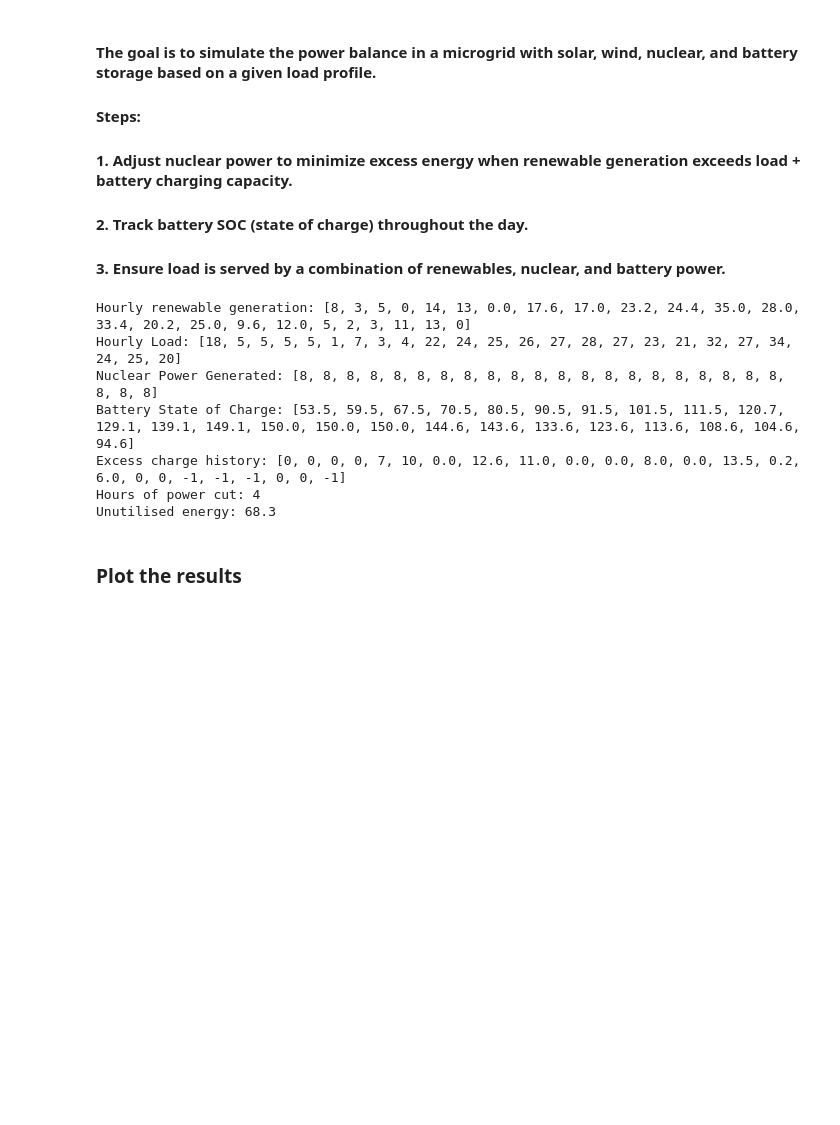
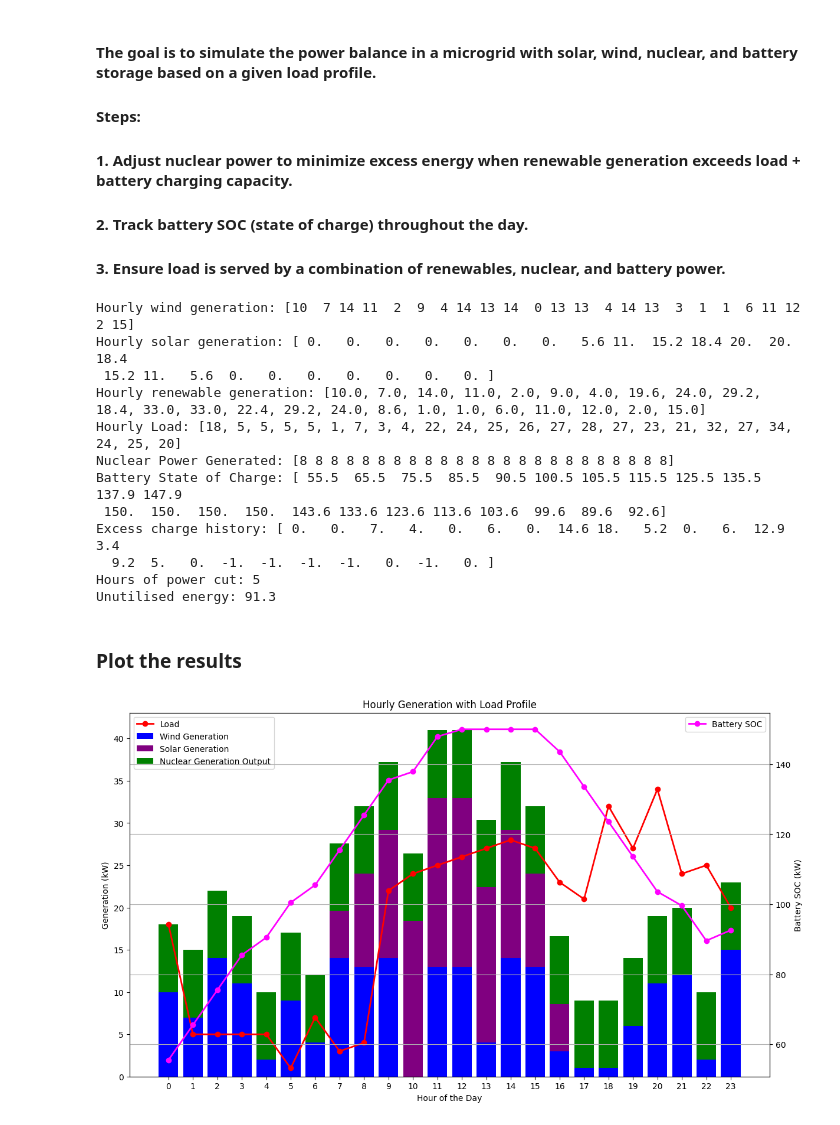
Before and after one commit to rambail/Microgrid, a Jupyter notebook: Microgrid_Nu.ipynb, the cells around one changed output. Drawn from its saved outputs; the diff is of its cells as text; code cells hidden in the pictures; blank space fills up the shorter version.

Commit message:
bar charts made

```diff
--- a/Microgrid_Nu.ipynb
+++ b/Microgrid_Nu.ipynb
@@ -12,7 +12,8 @@ import numpy as np
 load_profile = [18, 5, 5, 5, 5, 1, 7, 3, 4, 22, 24, 25, 26, 27, 28, 27, 23, 21, 32, 27, 34, 24, 25, 20]
 
 # Wind energy is also from the paper as an random function
-wind = [random.randint(0,15) for _ in range(24)]
+wind_list = [random.randint(0,15) for _ in range(24)]
+wind = np.array(wind_list)
 
 # Solar as shown in the paper is a half sinusoidal function between 6am to 6pm
 # Generate 12 points between 0 and pi (half of the sine wave)
@@ -26,13 +27,11 @@ sinusoidal_values = np.sin(x)
 normalized_values = sinusoidal_values / np.max(sinusoidal_values)
 
 # Peak Solar power is taken as 20KW
-solar = np.round(normalized_values,2) * 20
+solar_generation = np.round(normalized_values,2) * 20
 
 # Non Solar hours added
-solar = [0] * 6 + solar.tolist() + [0] * 6
+solar_list = [0] * 6 + solar_generation.tolist() + [0] * 6
+solar = np.array(solar_list)
 
 # Hourly Renewable generation from wind and solar
 renewable_generation = [a+round(b,1) for (a,b) in zip(wind,solar)]
-
-print(f'Hourly wind generation: {wind}')
-print(f'Hourly solar generation: {solar}')
@@ -109,10 +105,12 @@ for hour in range(24):
     wasted_energy = [a if a>0 else 0 for a in excess_energy_history]
 
 # Convert results to numpy arrays for easier analysis
-# nuclear_power_output = np.array(nuclear_power_output)
-# battery_soc_history = np.array(battery_soc_history)
-# excess_energy_history = np.array(excess_energy_history)
+nuclear_power_output = np.array(nuclear_power_output)
+battery_soc_history = np.array(battery_soc_history)
+excess_energy_history = np.array(excess_energy_history)
 
+print(f'Hourly wind generation: {wind}')
+print(f'Hourly solar generation: {np.round(solar,2)}')
 print(f'Hourly renewable generation: {renewable_generation}')
 print(f'Hourly Load: {load_profile}')
 print(f'Nuclear Power Generated: {nuclear_power_output}')
@@ -121,12 +119,60 @@ print(f'Excess charge history: {excess_energy_history}')
 print(f'Hours of power cut: {deficit_hours}')
 print(f'Unutilised energy: {round(sum(wasted_energy),2)}')
 # %% [output]
-Hourly renewable generation: [8, 3, 5, 0, 14, 13, 0.0, 17.6, 17.0, 23.2, 24.4, 35.0, 28.0, 33.4, 20.2, 25.0, 9.6, 12.0, 5, 2, 3, 11, 13, 0]
+Hourly wind generation: [10  7 14 11  2  9  4 14 13 14  0 13 13  4 14 13  3  1  1  6 11 12  2 15]
+Hourly solar generation: [ 0.   0.   0.   0.   0.   0.   0.   5.6 11.  15.2 18.4 20.  20.  18.4
+ 15.2 11.   5.6  0.   0.   0.   0.   0.   0.   0. ]
+Hourly renewable generation: [10.0, 7.0, 14.0, 11.0, 2.0, 9.0, 4.0, 19.6, 24.0, 29.2, 18.4, 33.0, 33.0, 22.4, 29.2, 24.0, 8.6, 1.0, 1.0, 6.0, 11.0, 12.0, 2.0, 15.0]
 Hourly Load: [18, 5, 5, 5, 5, 1, 7, 3, 4, 22, 24, 25, 26, 27, 28, 27, 23, 21, 32, 27, 34, 24, 25, 20]
-Nuclear Power Generated: [8, 8, 8, 8, 8, 8, 8, 8, 8, 8, 8, 8, 8, 8, 8, 8, 8, 8, 8, 8, 8, 8, 8, 8]
-Battery State of Charge: [53.5, 59.5, 67.5, 70.5, 80.5, 90.5, 91.5, 101.5, 111.5, 120.7, 129.1, 139.1, 149.1, 150.0, 150.0, 150.0, 144.6, 143.6, 133.6, 123.6, 113.6, 108.6, 104.6, 94.6]
-Excess charge history: [0, 0, 0, 0, 7, 10, 0.0, 12.6, 11.0, 0.0, 0.0, 8.0, 0.0, 13.5, 0.2, 6.0, 0, 0, -1, -1, -1, 0, 0, -1]
-Hours of power cut: 4
-Unutilised energy: 68.3
+Nuclear Power Generated: [8 8 8 8 8 8 8 8 8 8 8 8 8 8 8 8 8 8 8 8 8 8 8 8]
+Battery State of Charge: [ 55.5  65.5  75.5  85.5  90.5 100.5 105.5 115.5 125.5 135.5 137.9 147.9
+ 150.  150.  150.  150.  143.6 133.6 123.6 113.6 103.6  99.6  89.6  92.6]
+Excess charge history: [ 0.   0.   7.   4.   0.   6.   0.  14.6 18.   5.2  0.   6.  12.9  3.4
+  9.2  5.   0.  -1.  -1.  -1.  -1.   0.  -1.   0. ]
+Hours of power cut: 5
+Unutilised energy: 91.3
 # %% [markdown]
 ### Plot the results
+# %%
+# Hours of the day
+hours = [i for i in range(len(load_profile))]
+
+# Create figure and axis
+fig, ax1 = plt.subplots(figsize=(14, 8))  # Set figure size to 14x8 inches
+
+# Plot stacked bar chart for wind and solar generation
+ax1.bar(hours, wind, label='Wind Generation', color='blue')
+ax1.bar(hours, solar, bottom=wind, label='Solar Generation', color='purple')
+ax1.bar(hours, nuclear_power_output, bottom=wind + solar, label='Nuclear Generation Output', color='green')
+ax1.plot(hours, load_profile, color='red', label='Load', linewidth=2, marker='o')
+
+# Set x-axis to represent hours of the day
+ax1.set_xticks(hours)
+ax1.set_xlabel('Hour of the Day')
+ax1.set_ylabel('Generation (kW)')
+
+# Create a second y-axis to plot the load as a line
+ax2 = ax1.twinx()
+ax2.plot(hours, battery_soc_history, label='Battery SOC', color='magenta', linewidth=2, marker='o')
+ax2.set_ylabel('Battery SOC (kW)')
+
+# Excess Power
+#ax3 = ax1.twinx()
+
+#ax3.spines['right'].set_position(('outward', 60))  # Move third axis 60 pixels away from the second
+#ax3.plot(hours, excess_energy_history, label='Excess Power', color='yellow', linewidth=2, marker='x')
+#ax3.set_ylabel('Excess Energy (kW)')
+
+plt.plot()
+
+# Add legends for both axes
+ax1.legend(loc='upper left')
+ax2.legend(loc='upper right')
+#ax3.legend(loc='upper center')
+
+# Add a title and show the plot
+plt.title('Hourly Generation with Load Profile')
+plt.grid(True)
+plt.show()
+# %% [output]
+[figure, added]
```
Also changed, not shown: parts of 3 cells of this notebook.
